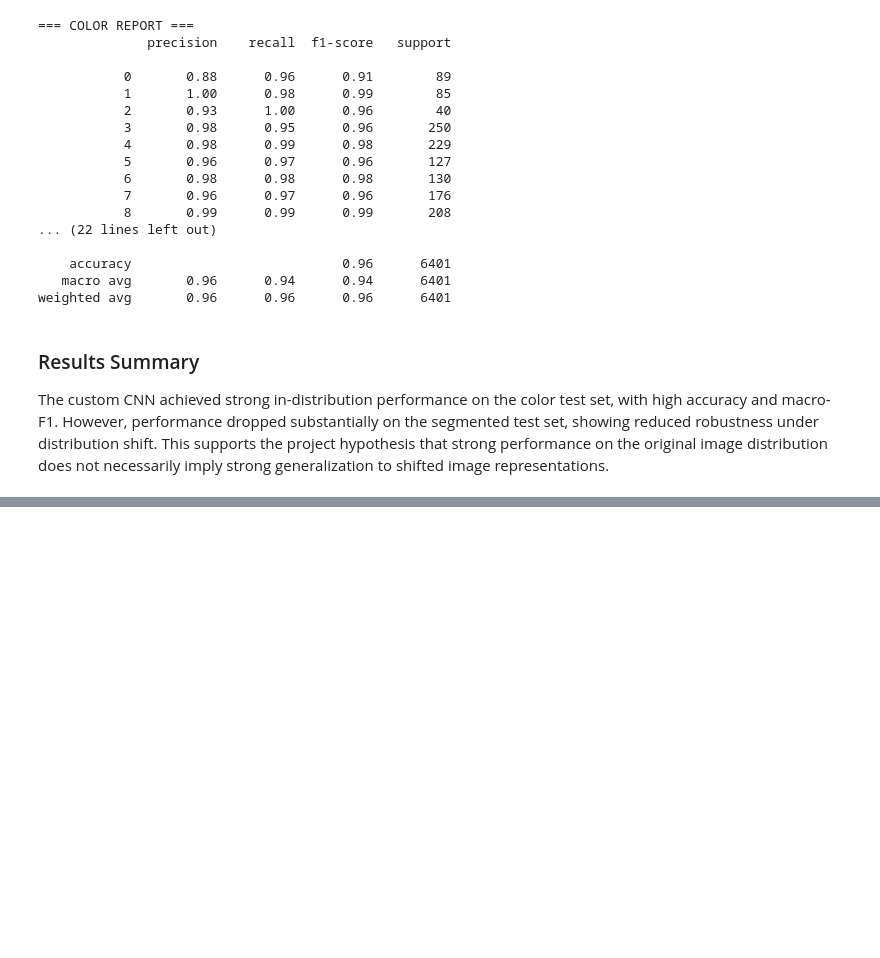
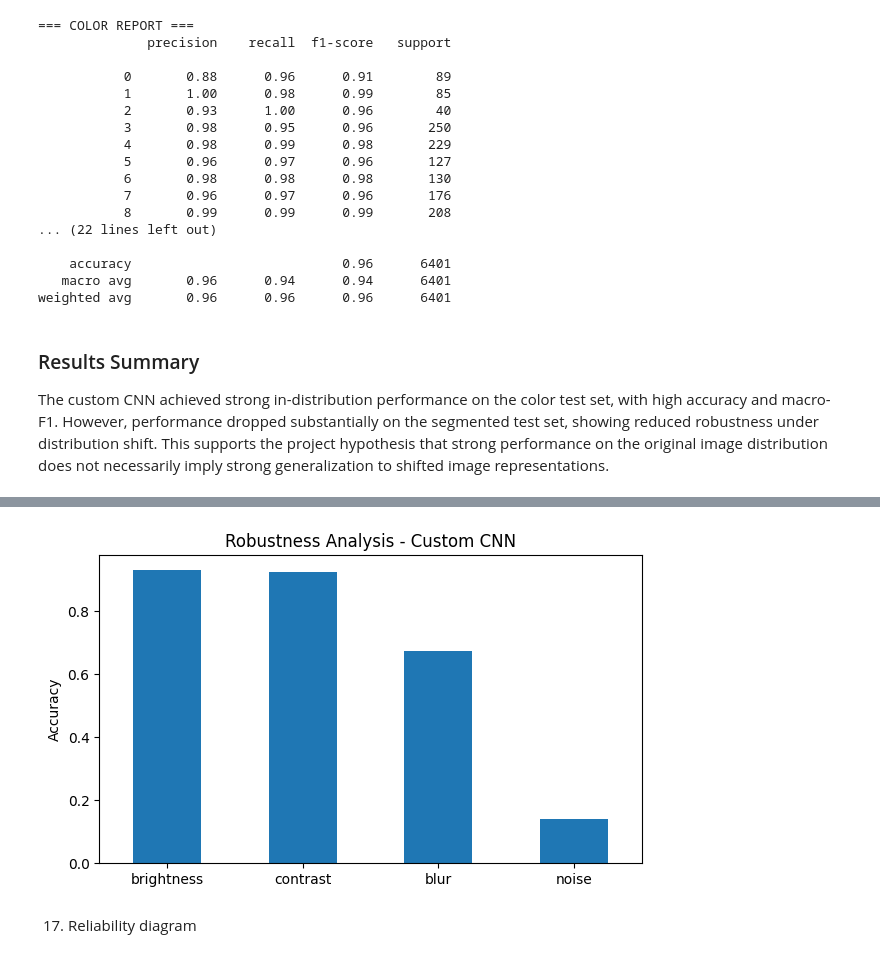
Before and after one commit to Posheyla/robust-plant-disease-classification, a Jupyter notebook: results/results.ipynb, the cells around one changed output, grey strips where cells are left out. Saved outputs shown, nothing was run; the diff lists cells and outputs as text; code cells hidden in the pictures; blank space fills up the shorter version.

```diff
--- a/results/results.ipynb
+++ b/results/results.ipynb
@@ -292,0 +329,27 @@ The custom CNN achieved strong in-distribution performance on the color test set
+# %%
+def evaluate_robustness(model, transform):
+    dataset = PlantVillageDataset(
+        split_csv=CLEAN_SPLIT_CSV,
+        split="test",
+        data_type="color",
+        transform=transform,
+        base_dir=BASE_DIR,
+        label_to_idx=label_to_idx
+    )
+
+    loader = DataLoader(dataset, batch_size=64, shuffle=False)
+
+    y_true, y_pred = get_predictions(model, loader)
+
+    acc = (y_true == y_pred).mean()
+    f1 = f1_score(y_true, y_pred, average="macro")
+
+    return acc, f1
+# %%
+robust_results = {}
+
+for name, transform in robust_transforms.items():
+    acc, f1 = evaluate_robustness(model, transform)
+    robust_results[name] = {"accuracy": acc, "f1": f1}
+
+    print(f"{name}: Acc={acc:.4f}, F1={f1:.4f}")
@@ -292,0 +365,6 @@ The custom CNN achieved strong in-distribution performance on the color test set
+# %%
+import pandas as pd
+
+df_robust = pd.DataFrame(robust_results).T
+df_robust = df_robust.rename(columns={"accuracy": "Accuracy", "f1": "Macro-F1"})
+display(df_robust.round(4))
@@ -292,0 +377,9 @@ The custom CNN achieved strong in-distribution performance on the color test set
+# %%
+df_robust["Accuracy"].plot(kind="bar", figsize=(7,4), title="Robustness Analysis - Custom CNN")
+plt.ylabel("Accuracy")
+plt.xticks(rotation=0)
+plt.show()
+# %% [output]
+[figure, added]
+# %% [markdown]
+17. Reliability diagram
```
Also changed, not shown: parts of 14 cells of this notebook, 1 other file.
